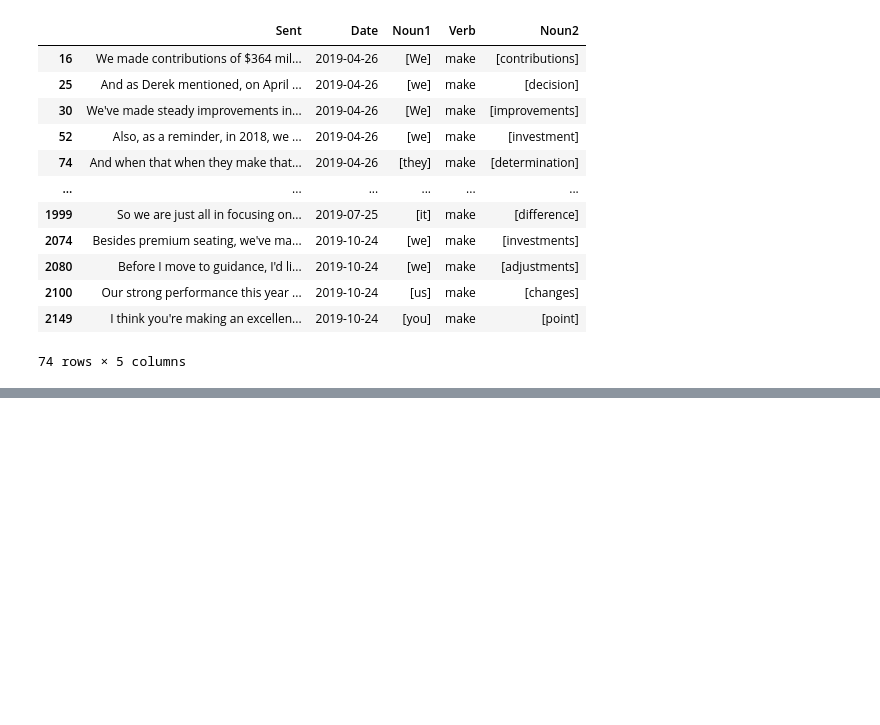
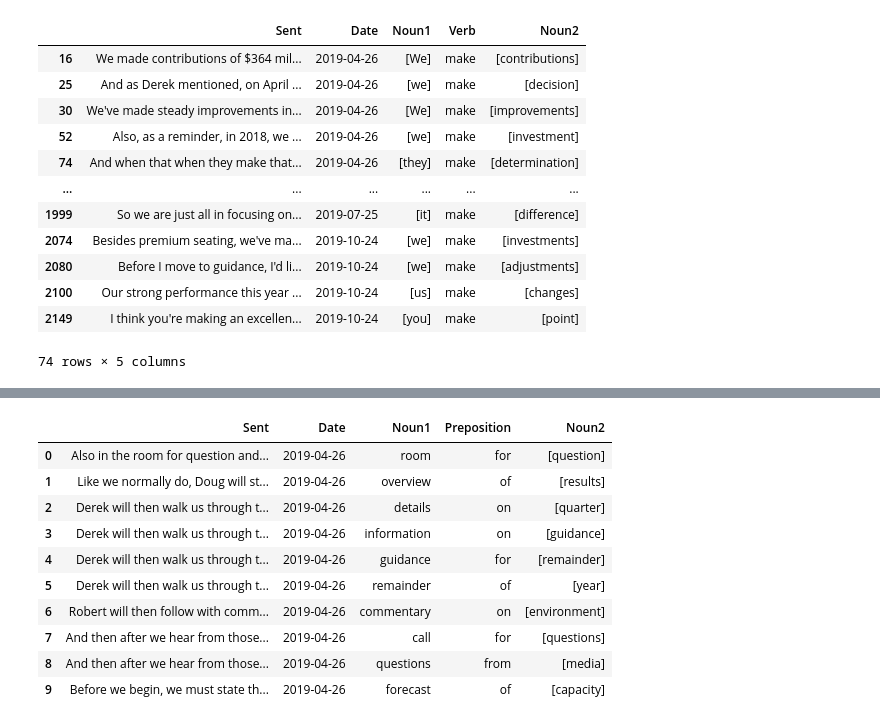
Before and after one commit to michaelmml/NLP-Information-Extraction, a Jupyter notebook: CompanyTranscript.ipynb, the cells around one changed output, grey strips where cells are left out. Saved outputs shown, nothing was run; the diff lists cells and outputs as text; code cells hidden in the pictures; blank space fills up the shorter version.

```diff
--- a/CompanyTranscript.ipynb
+++ b/CompanyTranscript.ipynb
@@ -1158,0 +1219,14 @@ df_sep[df_sep['Verb']=='make']
+# %%
+df_show_prep_only.head(10)
+# %% [output]
+|  | Sent | Date | Noun1 | Preposition | Noun2 |
+| 0 | Also in the room for question and... | 2019-04-26 | room | for | [question] |
+| 1 | Like we normally do, Doug will st... | 2019-04-26 | overview | of | [results] |
+| 2 | Derek will then walk us through t... | 2019-04-26 | details | on | [quarter] |
+| 3 | Derek will then walk us through t... | 2019-04-26 | information | on | [guidance] |
+| 4 | Derek will then walk us through t... | 2019-04-26 | guidance | for | [remainder] |
+| 5 | Derek will then walk us through t... | 2019-04-26 | remainder | of | [year] |
+| 6 | Robert will then follow with comm... | 2019-04-26 | commentary | on | [environment] |
+| 7 | And then after we hear from those... | 2019-04-26 | call | for | [questions] |
+| 8 | And then after we hear from those... | 2019-04-26 | questions | from | [media] |
+| 9 | Before we begin, we must state th... | 2019-04-26 | forecast | of | [capacity] |
```
Also changed, not shown: parts of 26 cells of this notebook.
